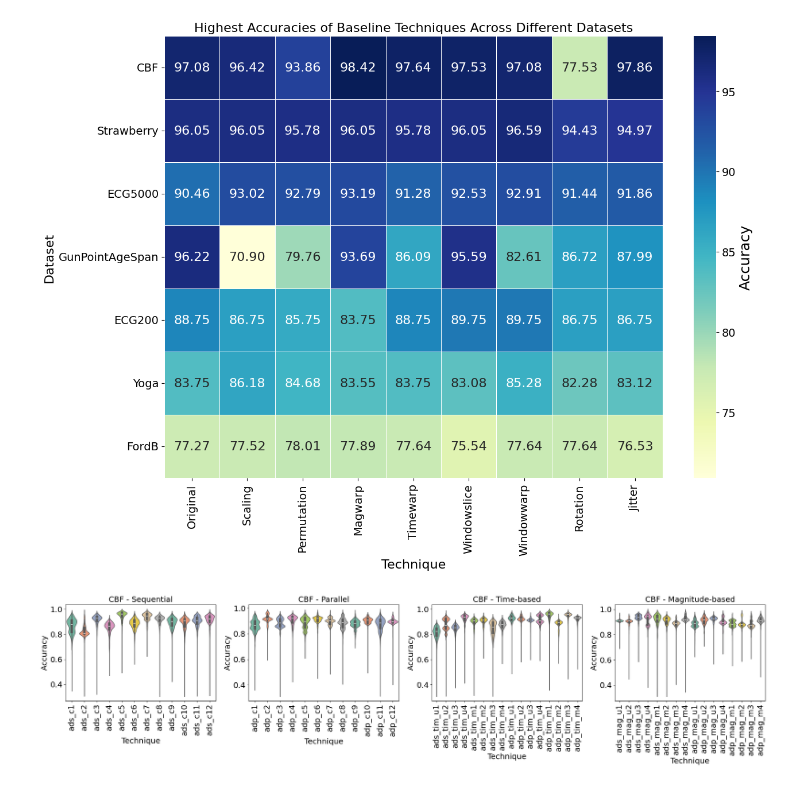
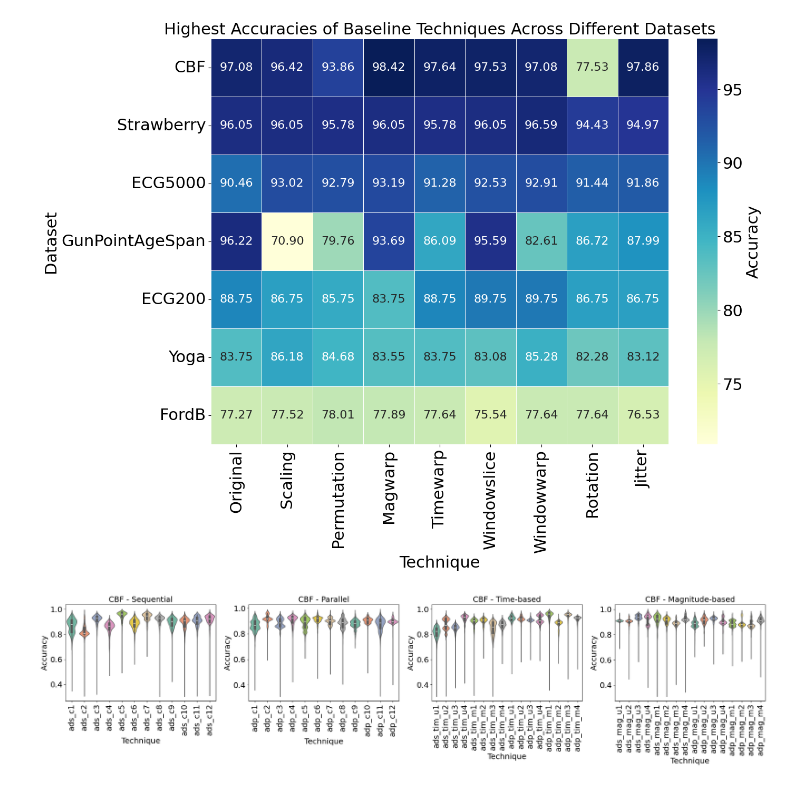
Before and after one commit to HOSEI-UNIV-IIST/time_series_augmentation_mix, a Jupyter notebook: visual/visual_lfcn.ipynb, the cells around one changed output. Drawn from its saved outputs; the diff is of its cells as text; code cells hidden in the pictures.

```diff
--- a/visual/visual_lfcn.ipynb
+++ b/visual/visual_lfcn.ipynb
@@ -39,42 +39,42 @@ data = {
 }
 
 # Create a DataFrame
 df = pd.DataFrame(data)
 
 # Decrease all values by -1.25
 df.iloc[:, 1:] = df.iloc[:, 1:] - 1.25
 
 # Set the Dataset as the index
 df.set_index('Dataset', inplace=True)
 
 # Adjusting global font size settings
 plt.rcParams.update({
-    'font.size': 16,        # General font size
+    'font.size': 22,        # General font size
     'axes.titlesize': 22,   # Title font size
-    'axes.labelsize': 18,   # Axis labels font size
-    'xtick.labelsize': 14,  # X-tick labels font size
-    'ytick.labelsize': 14,  # Y-tick labels font size
-    'legend.fontsize': 14,  # Legend font size
+    'axes.labelsize': 22,   # Axis labels font size
+    'xtick.labelsize': 22,  # X-tick labels font size
+    'ytick.labelsize': 22,  # Y-tick labels font size
+    'legend.fontsize': 22,  # Legend font size
     'figure.titlesize': 24  # Figure title font size
 })
 
 # Plot the heatmap
 plt.figure(figsize=(14, 10))
 sns.heatmap(df, annot=True, cmap="YlGnBu", fmt=".2f", linewidths=.5, annot_kws={"size": 16}, cbar_kws={'label': 'Accuracy'})
 
 # Add title and labels
-plt.title('Highest Accuracies of Baseline Techniques Across Different Datasets', fontsize=16)
-plt.ylabel('Dataset', fontsize=16)
-plt.xlabel('Technique', fontsize=16)
+plt.title('Highest Accuracies of Baseline Techniques Across Different Datasets', fontsize=22)
+plt.ylabel('Dataset', fontsize=22)
+plt.xlabel('Technique', fontsize=22)
 
 path = os.path.join(plot_base_path, "matrix", f"confusion_matrix.eps")
 os.makedirs(os.path.dirname(path), exist_ok=True)
 plt.savefig(path,  format='eps')
 
 # Display the plot
 plt.show()
 # %% [output]
-[figure, old version]
+[figure, new version]
 # %%
 # Increase all text sizes globally
 plt.rcParams.update({
```
Also changed, not shown: 9 other files.
